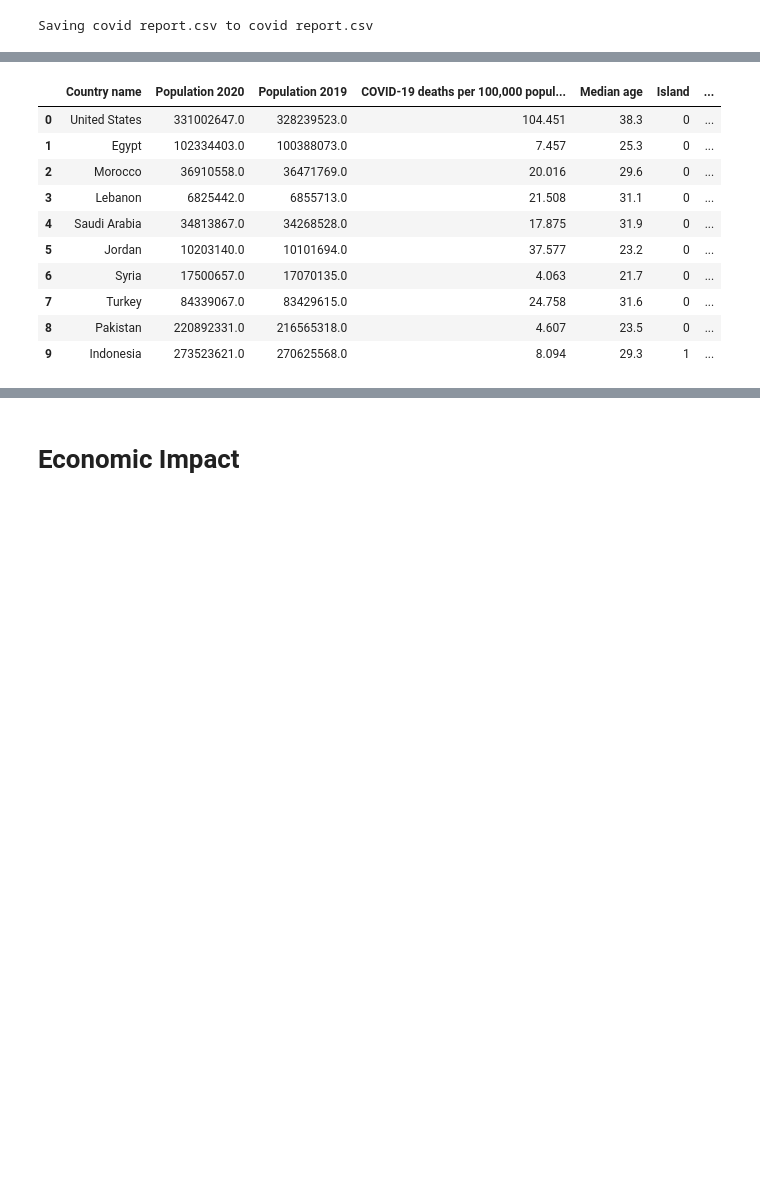
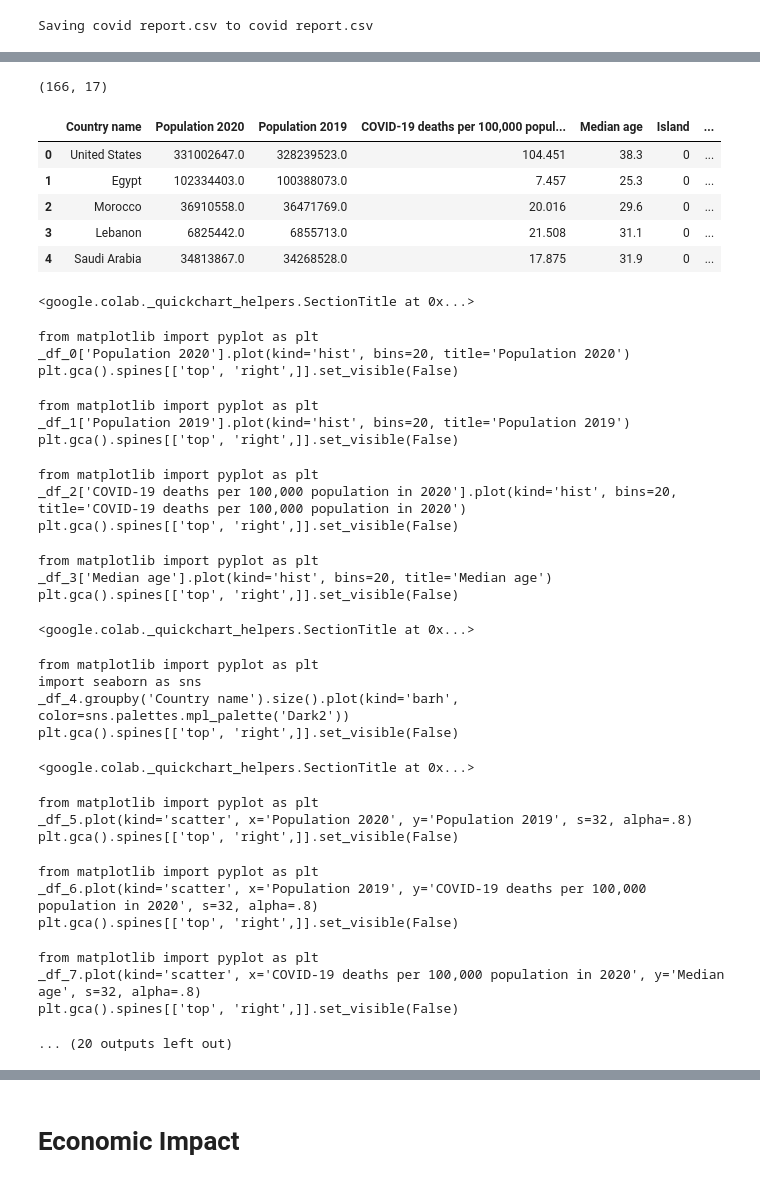
Before and after one commit to Amityadav10x/Data-Science-datasets_Practice, a Jupyter notebook: Covid_Dataset.ipynb, the cells around one changed output, grey strips where cells are left out. Cells and saved outputs as stored; diff of their text form; code cells hidden in the pictures; blank space fills up the shorter version.

```diff
--- a/Covid_Dataset.ipynb
+++ b/Covid_Dataset.ipynb
@@ -35,17 +35,45 @@ print(df)
 165                                                NaN
 
 [166 rows x 17 columns]
+# %%
+df.shape
+# %% [output]
+(166, 17)
 # %%
-df.head(10)
+df.head(5)
 # %% [output]
 |  | Country name | Population 2020 | Population 2019 | COVID-19 deaths per 100,000 popul... | Median age | Island | ... |
 | 0 | United States | 331002647.0 | 328239523.0 | 104.451 | 38.3 | 0 | ... |
 | 1 | Egypt | 102334403.0 | 100388073.0 | 7.457 | 25.3 | 0 | ... |
 | 2 | Morocco | 36910558.0 | 36471769.0 | 20.016 | 29.6 | 0 | ... |
 | 3 | Lebanon | 6825442.0 | 6855713.0 | 21.508 | 31.1 | 0 | ... |
 | 4 | Saudi Arabia | 34813867.0 | 34268528.0 | 17.875 | 31.9 | 0 | ... |
-| 5 | Jordan | 10203140.0 | 10101694.0 | 37.577 | 23.2 | 0 | ... |
-| 6 | Syria | 17500657.0 | 17070135.0 | 4.063 | 21.7 | 0 | ... |
-| 7 | Turkey | 84339067.0 | 83429615.0 | 24.758 | 31.6 | 0 | ... |
-| 8 | Pakistan | 220892331.0 | 216565318.0 | 4.607 | 23.5 | 0 | ... |
-| 9 | Indonesia | 273523621.0 | 270625568.0 | 8.094 | 29.3 | 1 | ... |
+<google.colab._quickchart_helpers.SectionTitle at 0x...>
+from matplotlib import pyplot as plt
+_df_0['Population 2020'].plot(kind='hist', bins=20, title='Population 2020')
+plt.gca().spines[['top', 'right',]].set_visible(False)
+from matplotlib import pyplot as plt
+_df_1['Population 2019'].plot(kind='hist', bins=20, title='Population 2019')
+plt.gca().spines[['top', 'right',]].set_visible(False)
+from matplotlib import pyplot as plt
+_df_2['COVID-19 deaths per 100,000 population in 2020'].plot(kind='hist', bins=20, title='COVID-19 deaths per 100,000 population in 2020')
+plt.gca().spines[['top', 'right',]].set_visible(False)
+from matplotlib import pyplot as plt
+_df_3['Median age'].plot(kind='hist', bins=20, title='Median age')
+plt.gca().spines[['top', 'right',]].set_visible(False)
+<google.colab._quickchart_helpers.SectionTitle at 0x...>
+from matplotlib import pyplot as plt
+import seaborn as sns
+_df_4.groupby('Country name').size().plot(kind='barh', color=sns.palettes.mpl_palette('Dark2'))
+plt.gca().spines[['top', 'right',]].set_visible(False)
+<google.colab._quickchart_helpers.SectionTitle at 0x...>
+from matplotlib import pyplot as plt
+_df_5.plot(kind='scatter', x='Population 2020', y='Population 2019', s=32, alpha=.8)
+plt.gca().spines[['top', 'right',]].set_visible(False)
+from matplotlib import pyplot as plt
+_df_6.plot(kind='scatter', x='Population 2019', y='COVID-19 deaths per 100,000 population in 2020', s=32, alpha=.8)
+plt.gca().spines[['top', 'right',]].set_visible(False)
+from matplotlib import pyplot as plt
+_df_7.plot(kind='scatter', x='COVID-19 deaths per 100,000 population in 2020', y='Median age', s=32, alpha=.8)
+plt.gca().spines[['top', 'right',]].set_visible(False)
+... (20 outputs left out)
```
Also changed, not shown: parts of 17 cells of this notebook.
